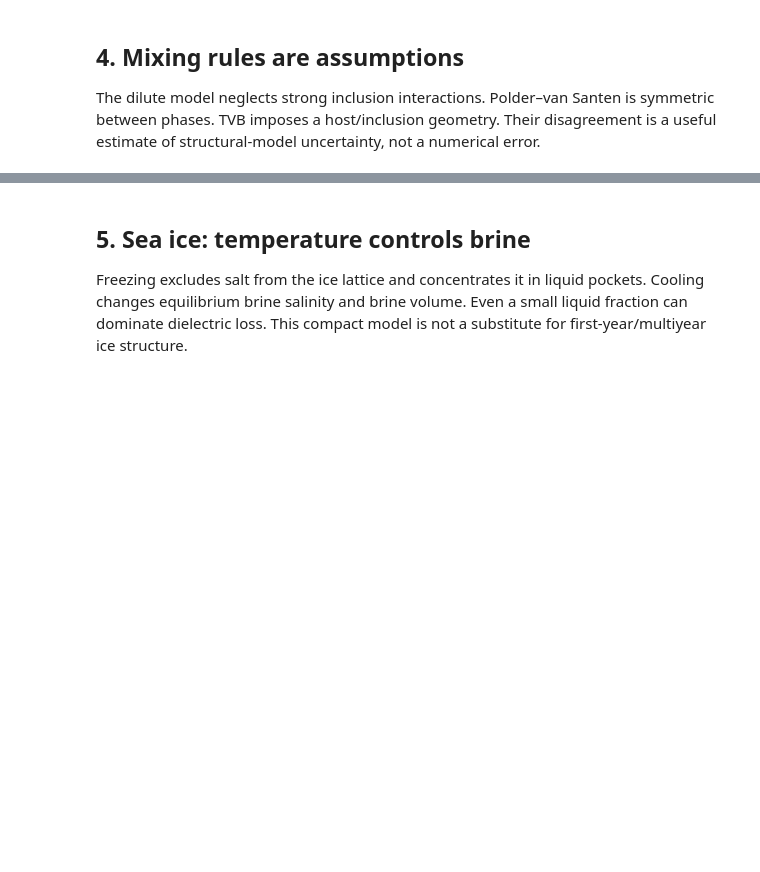
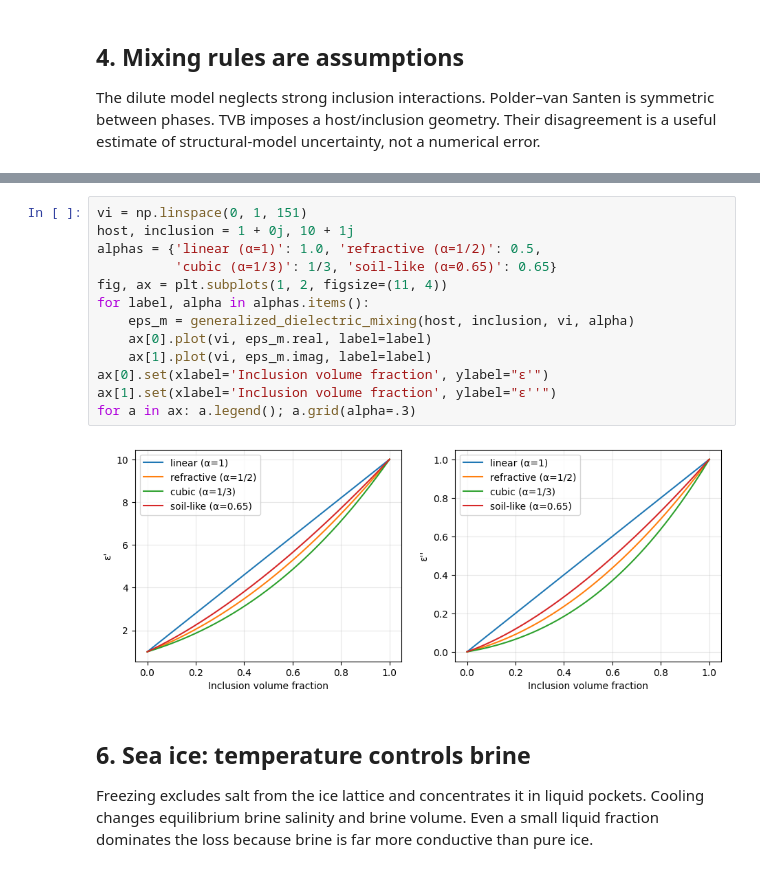
Before and after one commit to mohseniaref/NavaSAR, a Jupyter notebook: notebooks/13_material_dielectric_models.ipynb, the cells around one changed output, grey strips where cells are left out. Saved outputs shown, nothing was run; the diff lists cells and outputs as text; blank space fills up the shorter version.

```diff
--- a/notebooks/13_material_dielectric_models.ipynb
+++ b/notebooks/13_material_dielectric_models.ipynb
@@ -76,7 +92,22 @@ for a in ax: a.legend(); a.grid(alpha=.3)
+# %%
+vi = np.linspace(0, 1, 151)
+host, inclusion = 1 + 0j, 10 + 1j
+alphas = {'linear (α=1)': 1.0, 'refractive (α=1/2)': 0.5,
+          'cubic (α=1/3)': 1/3, 'soil-like (α=0.65)': 0.65}
+fig, ax = plt.subplots(1, 2, figsize=(11, 4))
+for label, alpha in alphas.items():
+    eps_m = generalized_dielectric_mixing(host, inclusion, vi, alpha)
+    ax[0].plot(vi, eps_m.real, label=label)
+    ax[1].plot(vi, eps_m.imag, label=label)
+ax[0].set(xlabel='Inclusion volume fraction', ylabel="ε'")
+ax[1].set(xlabel='Inclusion volume fraction', ylabel="ε''")
+for a in ax: a.legend(); a.grid(alpha=.3)
+# %% [output]
+[figure, added]
 # %% [markdown]
-## 5. Sea ice: temperature controls brine
+## 6. Sea ice: temperature controls brine
 
-Freezing excludes salt from the ice lattice and concentrates it in liquid pockets. Cooling changes equilibrium brine salinity and brine volume. Even a small liquid fraction can dominate dielectric loss. This compact model is not a substitute for first-year/multiyear ice structure.
+Freezing excludes salt from the ice lattice and concentrates it in liquid pockets. Cooling changes equilibrium brine salinity and brine volume. Even a small liquid fraction dominates the loss because brine is far more conductive than pure ice.
 # %%
 temperature = np.linspace(-22.8, -2, 180)
 salinity = brine_salinity(temperature)
```
Also changed, not shown: parts of 20 cells of this notebook, 5 other files.
